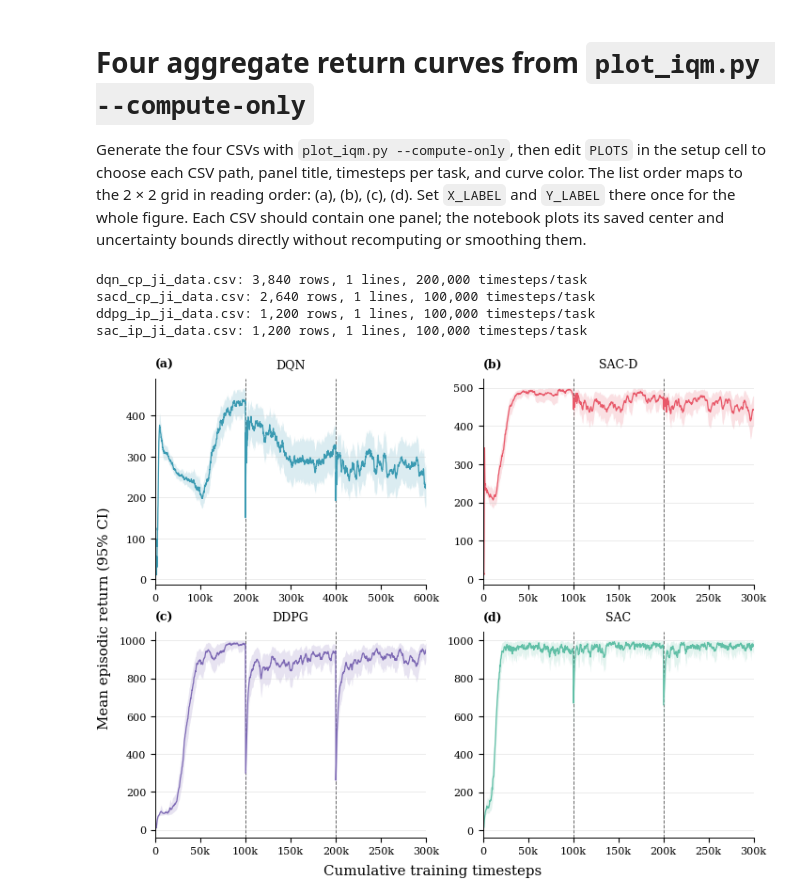
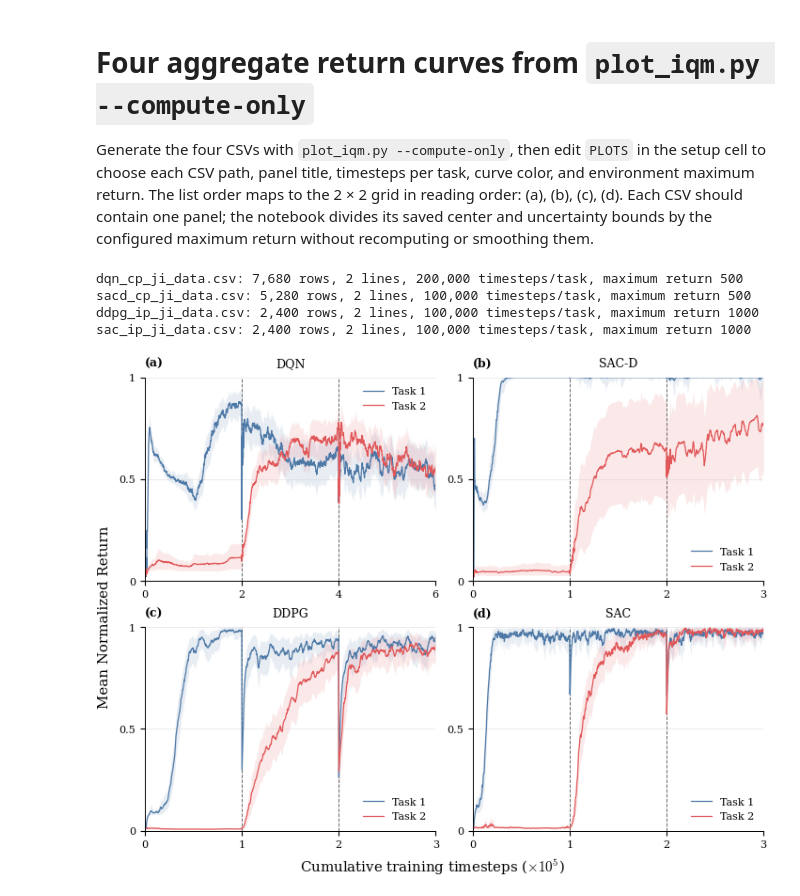
Before and after one commit to sebapusch/stability-gap-drl, a Jupyter notebook: scripts/plot_iqm_data.ipynb, the cells around one changed output. Cells and saved outputs as stored; diff of their text form; code cells hidden in the pictures.

Commit message:
plot both tasks and improve plot

```diff
--- a/scripts/plot_iqm_data.ipynb
+++ b/scripts/plot_iqm_data.ipynb
@@ -1,7 +1,7 @@
 # %% [markdown]
 # Four aggregate return curves from `plot_iqm.py --compute-only`
 
-Generate the four CSVs with `plot_iqm.py --compute-only`, then edit `PLOTS` in the setup cell to choose each CSV path, panel title, timesteps per task, and curve color. The list order maps to the 2 × 2 grid in reading order: (a), (b), (c), (d). Set `X_LABEL` and `Y_LABEL` there once for the whole figure. Each CSV should contain one panel; the notebook plots its saved center and uncertainty bounds directly without recomputing or smoothing them.
+Generate the four CSVs with `plot_iqm.py --compute-only`, then edit `PLOTS` in the setup cell to choose each CSV path, panel title, timesteps per task, curve color, and environment maximum return. The list order maps to the 2 × 2 grid in reading order: (a), (b), (c), (d). Each CSV should contain one panel; the notebook divides its saved center and uncertainty bounds by the configured maximum return without recomputing or smoothing them.
 # %%
 from pathlib import Path
 
@@ -85,36 +86,35 @@ def load_plot_data(path: Path) -> pd.DataFrame:
     return frame
 
 if len(PLOTS) != 4:
-    raise ValueError("PLOTS must contain exactly four (path, title, task interval, color) entries.")
+    raise ValueError("PLOTS must contain exactly four (path, title, task interval, color, maximum return) entries.")
 
 plot_data = []
-for path, title, timesteps_per_task, plot_color in PLOTS:
+for path, title, timesteps_per_task, plot_color, max_return in PLOTS:
+    if not np.isfinite(max_return) or max_return <= 0:
+        raise ValueError(f"{path}: maximum return must be positive and finite.")
     frame = load_plot_data(path)
     panel_column = "plot_index" if "plot_index" in frame else "test_env"
     if frame[panel_column].nunique(dropna=False) != 1:
         raise ValueError(f"{path} contains multiple panels; use one panel per CSV.")
     line_column = "line_index" if "plot_index" in frame else "method"
-    plot_data.append((title, frame, line_column, timesteps_per_task, plot_color))
+    plot_data.append((title, frame, line_column, timesteps_per_task, plot_color, max_return))
     print(f"{path.name}: {len(frame):,} rows, {frame[line_column].nunique()} lines, "
-          f"{timesteps_per_task:,} timesteps/task")
+          f"{timesteps_per_task:,} timesteps/task, maximum return {max_return:g}")
 # %% [output]
-dqn_cp_ji_data.csv: 3,840 rows, 1 lines, 200,000 timesteps/task
-sacd_cp_ji_data.csv: 2,640 rows, 1 lines, 100,000 timesteps/task
-ddpg_ip_ji_data.csv: 1,200 rows, 1 lines, 100,000 timesteps/task
-sac_ip_ji_data.csv: 1,200 rows, 1 lines, 100,000 timesteps/task
+dqn_cp_ji_data.csv: 7,680 rows, 2 lines, 200,000 timesteps/task, maximum return 500
+sacd_cp_ji_data.csv: 5,280 rows, 2 lines, 100,000 timesteps/task, maximum return 500
+ddpg_ip_ji_data.csv: 2,400 rows, 2 lines, 100,000 timesteps/task, maximum return 1000
+sac_ip_ji_data.csv: 2,400 rows, 2 lines, 100,000 timesteps/task, maximum return 1000
 # %%
 def format_timestep(value, _position):
-    if abs(value) >= 1_000_000:
-        return f"{value / 1_000_000:g}M"
-    if abs(value) >= 1_000:
-        return f"{value / 1_000:g}k"
-    return f"{value:g}"
+    return f"{value / 100_000:g}"
 
 def plot_aggregate_curves(plot_data):
     fig, axes = plt.subplots(
         2, 2, figsize=(7.2, 5.6), squeeze=False, layout="constrained",
     )
-    for grid_index, (ax, (title, panel, line_column, timesteps_per_task, plot_color)) in enumerate(
+    color_ix = 0
+    for grid_index, (ax, (title, panel, line_column, timesteps_per_task, plot_color, max_return)) in enumerate(
         zip(axes.flat, plot_data)
     ):
         if timesteps_per_task <= 0:
@@ -133,43 +133,47 @@ def plot_aggregate_curves(plot_data):
         labels = []
         for line_key, line in lines:
             override = LINE_LABELS.get((grid_index, line_key))
             label = override or str(line["label"].iloc[0]).strip()
             if not label or label.lower() == "nan":
                 label = str(line["method"].iloc[0]).split("/")[-1].replace("_", " ")
             labels.append(label)
         duplicates = {label for label in labels if labels.count(label) > 1}
 
         for idx, ((line_key, line), label) in enumerate(zip(lines, labels)):
             line = line.sort_values("timestep")
-            default_color = plot_color if idx == 0 else PALETTE[(grid_index + idx) % len(PALETTE)]
+            default_color = PALETTE[color_ix % len(PALETTE)]
+            color_ix += 1
             color = LINE_COLORS.get((grid_index, line_key), default_color)
             display_label = f"{label} (line {idx + 1})" if label in duplicates else label
             x = line["timestep"].to_numpy(dtype=float)
-            center = line["center"].to_numpy(dtype=float)
-            lower = line["lower"].to_numpy(dtype=float)
-            upper = line["upper"].to_numpy(dtype=float)
+            center = line["center"].to_numpy(dtype=float) / max_return
+            lower = line["lower"].to_numpy(dtype=float) / max_return
+            upper = line["upper"].to_numpy(dtype=float) / max_return
             ax.plot(x, center, color=color, label=display_label)
-            ax.fill_between(x, lower, upper, color=color, alpha=0.18, linewidth=0)
+            ax.fill_between(x, lower, upper, color=color, alpha=0.13, linewidth=0)
 
         xmax = float(panel["timestep"].max())
         ax.set_xlim(0, xmax)
-        boundary = timesteps_per_task
-        while boundary < xmax:
-            ax.axvline(boundary, color="0.4", linewidth=0.7, linestyle="--", zorder=0)
-            boundary += timesteps_per_task
+        ax.set_ylim(0, 1)
+        ax.set_yticks([0, 0.5, 1], labels=["0", "0.5", "1"])
+        task_boundaries = np.arange(0, xmax + 1, timesteps_per_task)
+        ax.set_xticks(task_boundaries)
+        for boundary in task_boundaries[1:]:
+            if boundary < xmax:
+                ax.axvline(boundary, color="0.4", linewidth=0.7, linestyle="--", zorder=0)
         ax.xaxis.set_major_formatter(FuncFormatter(format_timestep))
         ax.grid(axis="y", color="0.8", alpha=0.65)
         ax.spines[["top", "right"]].set_visible(False)
         if len(labels) > 1:
             ax.legend(frameon=False, loc="best")
     fig.supxlabel(X_LABEL)
     fig.supylabel(Y_LABEL)
     return fig
 
 fig = plot_aggregate_curves(plot_data)
 plt.show()
 # %% [output]
-[figure, old version]
+[figure, new version]
 # %%
 if SAVE:
     OUT.mkdir(parents=True, exist_ok=True)
```
Also changed, not shown: parts of 2 cells of this notebook, 5 other files.
